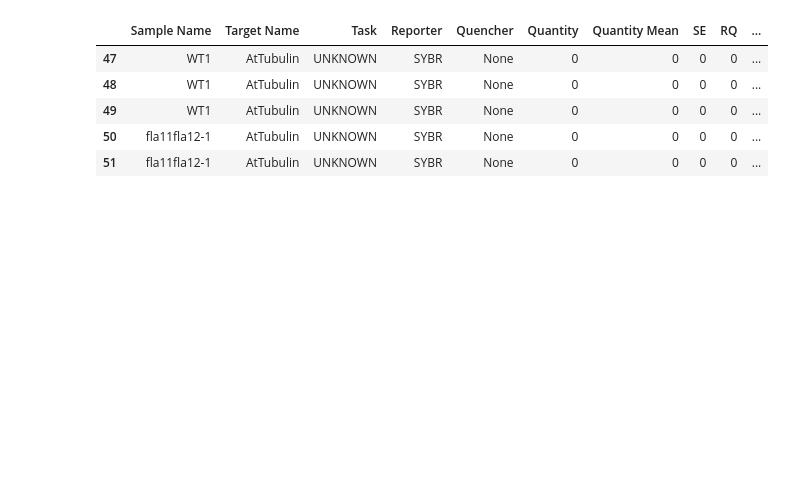
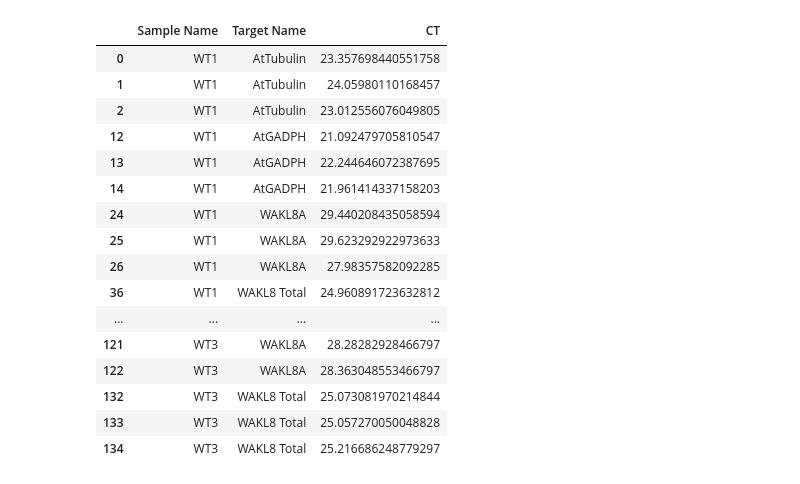
Before and after one commit to lukestafford81/Python-Practice, a Jupyter notebook: 20190705_Python_qPCR_Practice-Copy.ipynb, the cells around one changed output. Cells and saved outputs as stored; diff of their text form; code cells hidden in the pictures; blank space fills up the shorter version.

```diff
--- a/20190705_Python_qPCR_Practice-Copy.ipynb
+++ b/20190705_Python_qPCR_Practice-Copy.ipynb
@@ -83,10 +46,21 @@ sample_df
-# %%
-#Display first 5 rows to check
-data.head()
-# %% [output]
-|  | Sample Name | Target Name | Task | Reporter | Quencher | Quantity | Quantity Mean | SE | RQ | ... |
-| 47 | WT1 | AtTubulin | UNKNOWN | SYBR | None | 0 | 0 | 0 | 0 | ... |
-| 48 | WT1 | AtTubulin | UNKNOWN | SYBR | None | 0 | 0 | 0 | 0 | ... |
-| 49 | WT1 | AtTubulin | UNKNOWN | SYBR | None | 0 | 0 | 0 | 0 | ... |
-| 50 | fla11fla12-1 | AtTubulin | UNKNOWN | SYBR | None | 0 | 0 | 0 | 0 | ... |
-| 51 | fla11fla12-1 | AtTubulin | UNKNOWN | SYBR | None | 0 | 0 | 0 | 0 | ... |
+# %%
+df1 = pd.read_csv('data/processed1.csv')
+df1.loc[df1['Sample Name'].str.contains('WT')]
+# %% [output]
+|  | Sample Name | Target Name | CT |
+| 0 | WT1 | AtTubulin | 23.357698440551758 |
+| 1 | WT1 | AtTubulin | 24.05980110168457 |
+| 2 | WT1 | AtTubulin | 23.012556076049805 |
+| 12 | WT1 | AtGADPH | 21.092479705810547 |
+| 13 | WT1 | AtGADPH | 22.244646072387695 |
+| 14 | WT1 | AtGADPH | 21.961414337158203 |
+| 24 | WT1 | WAKL8A | 29.440208435058594 |
+| 25 | WT1 | WAKL8A | 29.623292922973633 |
+| 26 | WT1 | WAKL8A | 27.98357582092285 |
+| 36 | WT1 | WAKL8 Total | 24.960891723632812 |
+| ... | ... | ... | ... |
+| 121 | WT3 | WAKL8A | 28.28282928466797 |
+| 122 | WT3 | WAKL8A | 28.363048553466797 |
+| 132 | WT3 | WAKL8 Total | 25.073081970214844 |
+| 133 | WT3 | WAKL8 Total | 25.057270050048828 |
+| 134 | WT3 | WAKL8 Total | 25.216686248779297 |
```
Also changed, not shown: parts of 18 cells of this notebook.
